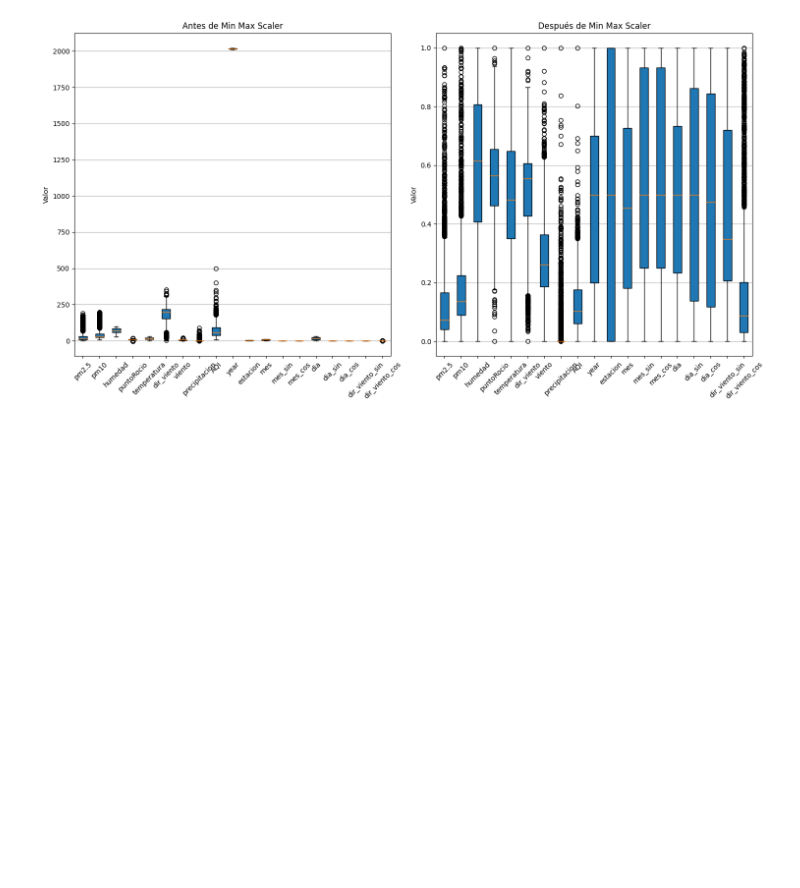
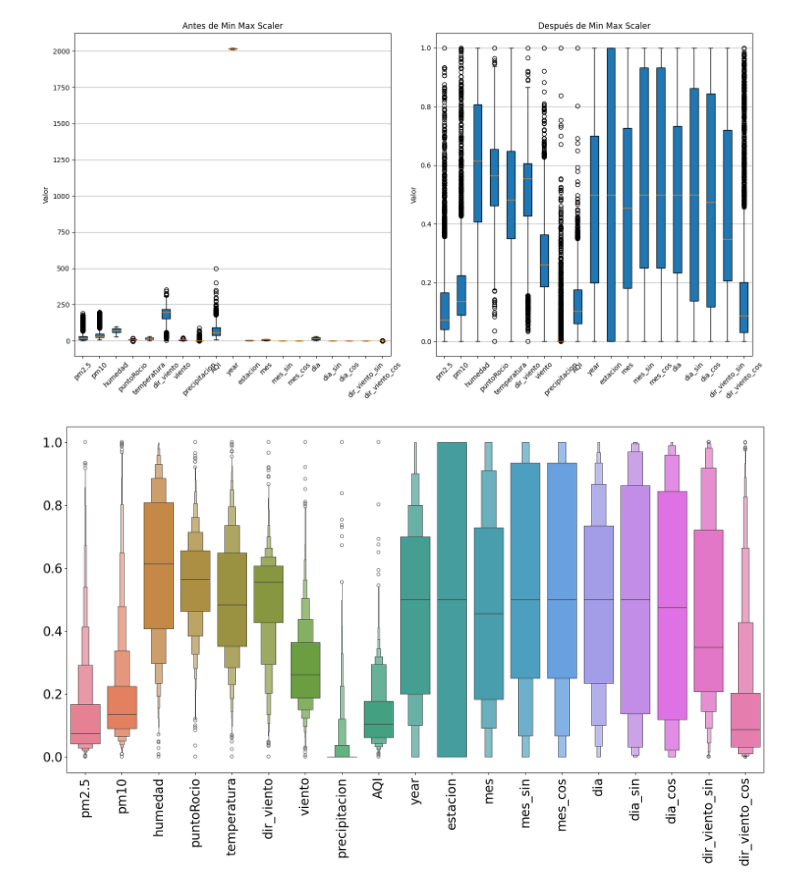
Before and after one commit to OmarMerino/Particulas_contaminantes_chillan, a Jupyter notebook: notebooks/model/RNA/normalizacion_rna.ipynb, the cells around one changed output. Cells and saved outputs as stored; diff of their text form; code cells hidden in the pictures; blank space fills up the shorter version.

```diff
--- a/notebooks/model/RNA/normalizacion_rna.ipynb
+++ b/notebooks/model/RNA/normalizacion_rna.ipynb
@@ -262,6 +284,25 @@ plt.savefig(ruta_guardado, format='png', dpi=300)
 plt.show()
 # %% [output]
 [figure]
+# %%
+
+# Configura el tamaño de fuente global
+plt.rcParams['font.size'] = 20
+
+# Crea la figura
+plt.figure(figsize=(20,10))
+
+# Crea el boxenplot
+sns.boxenplot(data=data_MinMaxScaler)
+sns.color_palette("rocket", as_cmap=True)
+
+# Configura la rotación de las etiquetas del eje X
+plt.xticks(rotation=90)
+
+# Muestra la gráfica
+plt.show()
+# %% [output]
+[figure, added]
 # %%
 path = './Dataset_MinMax.csv'
 data_MinMaxScaler.to_csv(path, sep=';',index=False, float_format='%.4f', decimal=',')
```
Also changed, not shown: parts of 3 cells of this notebook, 10 other files.
